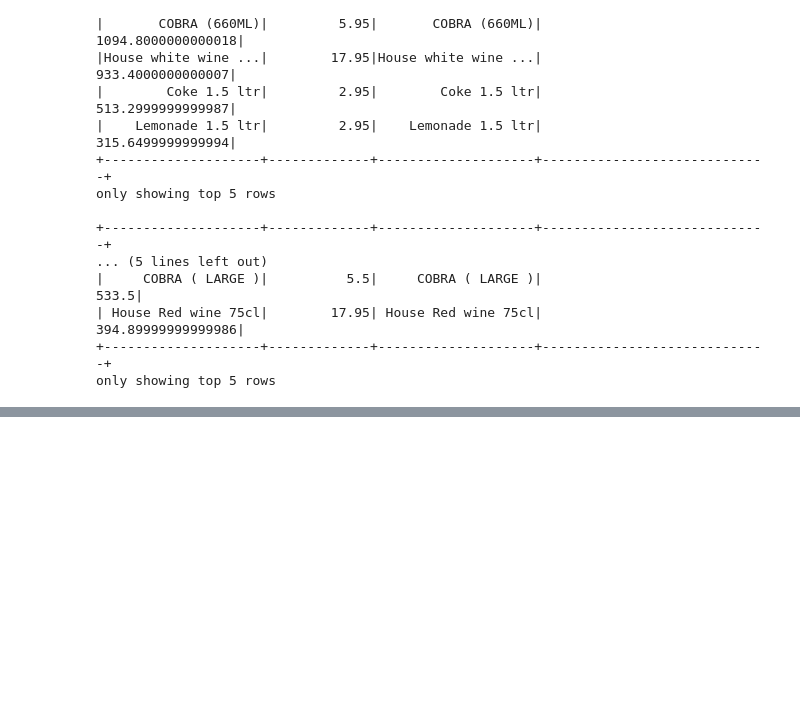
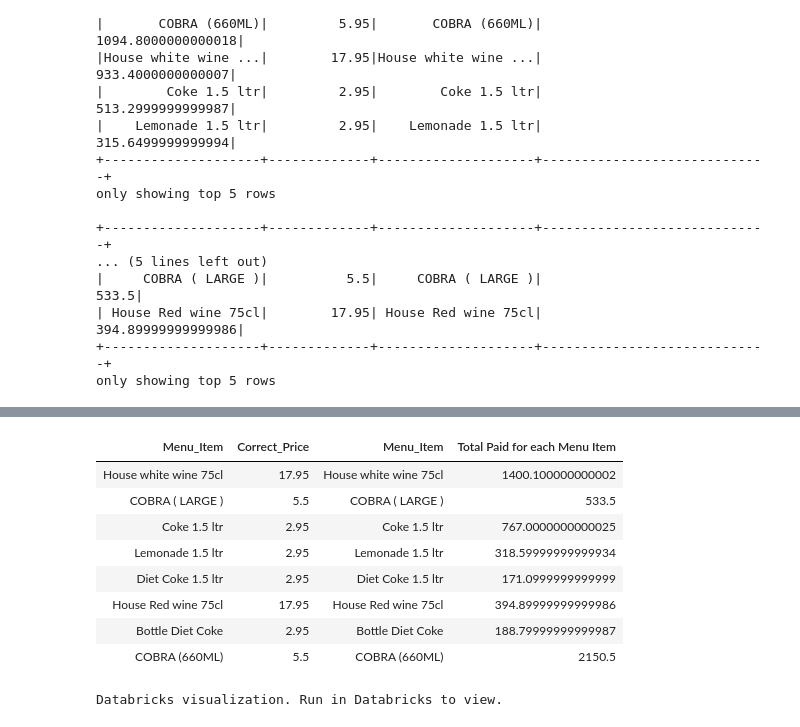
Before and after one commit to spartakill/SpartaRepo, a Jupyter notebook: Killian Hughes - PySpark Mini Project 19_09_23.ipynb, the cells around one changed output, grey strips where cells are left out. Cells and saved outputs as stored; diff of their text form; code cells hidden in the pictures; blank space fills up the shorter version.

```diff
--- a/Killian Hughes - PySpark Mini Project 19_09_23.ipynb
+++ b/Killian Hughes - PySpark Mini Project 19_09_23.ipynb
@@ -629,0 +617,13 @@ AttributeError: 'DataFrame' object has no attribute 'show'
+# %%
+display(drinks_restaurant_2_joined)
+# %% [output]
+| Menu_Item | Correct_Price | Menu_Item | Total Paid for each Menu Item |
+| House white wine 75cl | 17.95 | House white wine 75cl | 1400.100000000002 |
+| COBRA ( LARGE ) | 5.5 | COBRA ( LARGE ) | 533.5 |
+| Coke 1.5 ltr | 2.95 | Coke 1.5 ltr | 767.0000000000025 |
+| Lemonade 1.5 ltr | 2.95 | Lemonade 1.5 ltr | 318.59999999999934 |
+| Diet Coke 1.5 ltr | 2.95 | Diet Coke 1.5 ltr | 171.0999999999999 |
+| House Red wine 75cl | 17.95 | House Red wine 75cl | 394.89999999999986 |
+| Bottle Diet Coke | 2.95 | Bottle Diet Coke | 188.79999999999987 |
+| COBRA (660ML) | 5.5 | COBRA (660ML) | 2150.5 |
+Databricks visualization. Run in Databricks to view.
```
Also changed, not shown: parts of 9 cells of this notebook.
